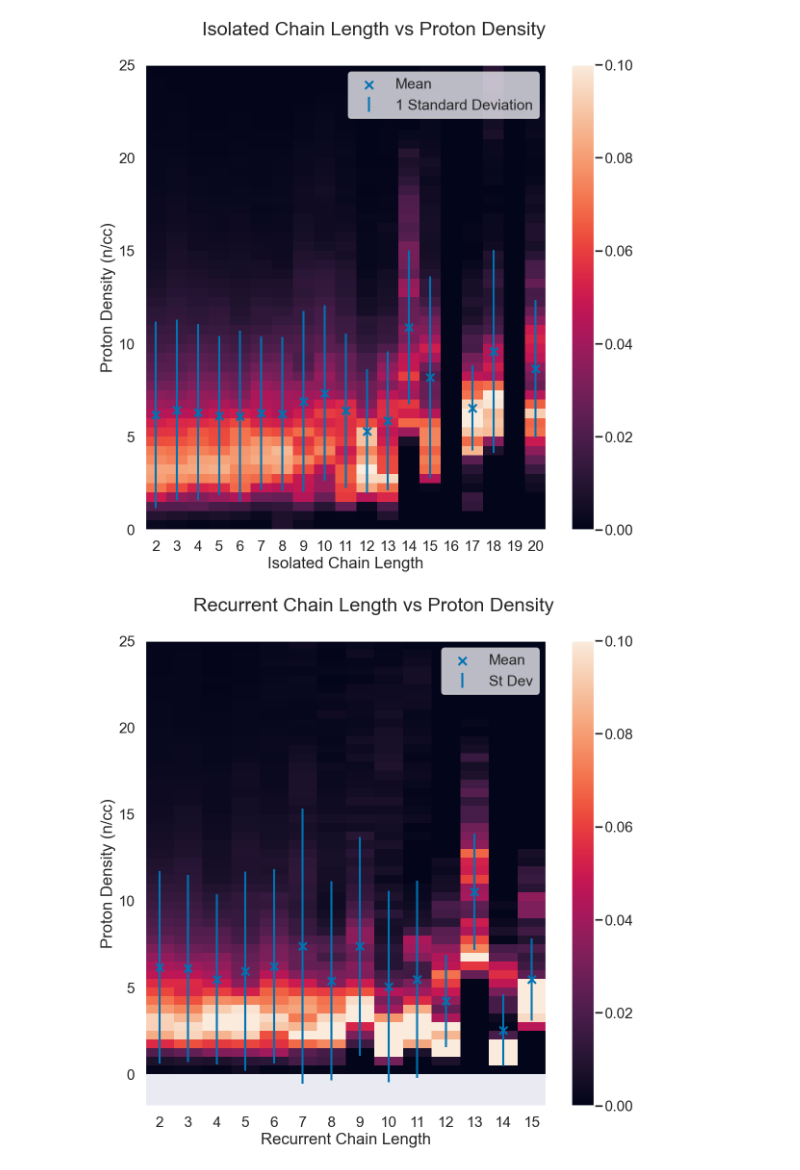
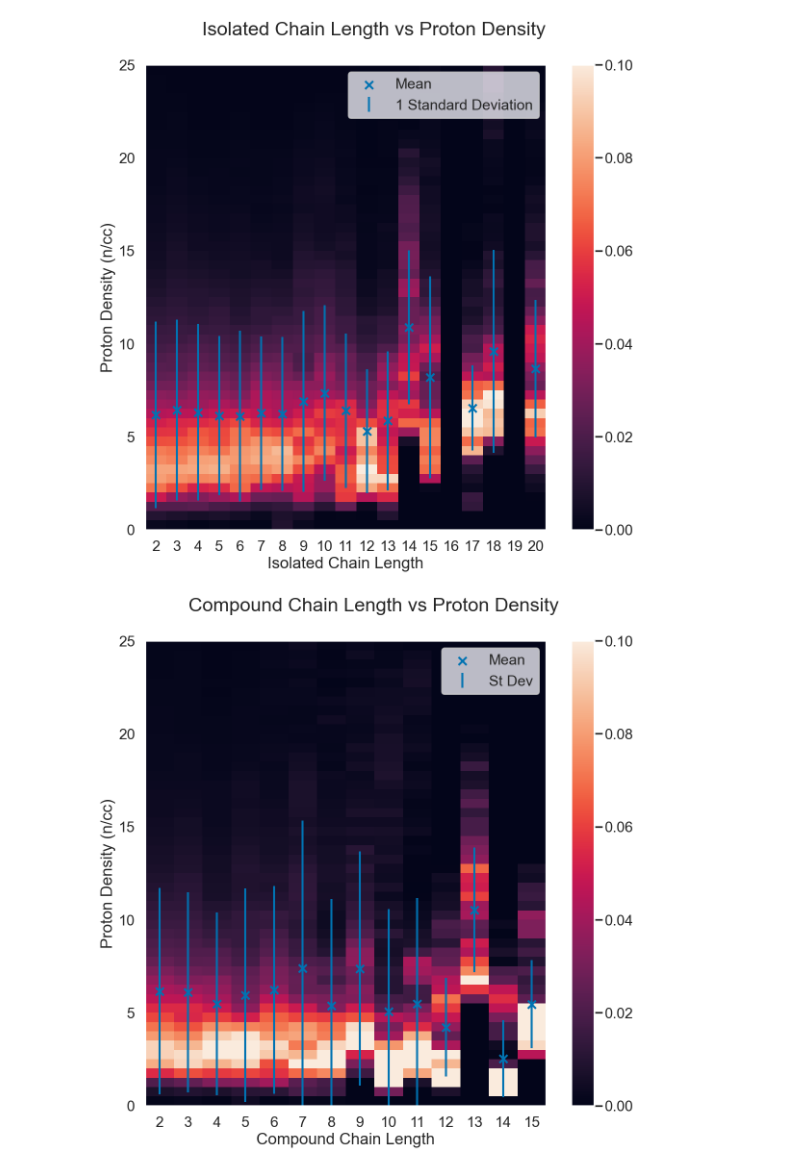
Before and after one commit to christianlao12/DP1_DP2_Project, a Jupyter notebook: substorm_type_statistics.ipynb, the cells around one changed output. Cells and saved outputs as stored; diff of their text form; code cells hidden in the pictures.

```diff
--- a/substorm_type_statistics.ipynb
+++ b/substorm_type_statistics.ipynb
@@ -288,10 +293,8 @@ def duration_hist(array):
     return df
 
 onsetlists = [sophie80onsetdf, gergnoflag, erernoflag]
-labels = ['SOPHIE EPT80 All', 'SOPHIE EPT80 Isolated','SOPHIE EPT80 Recurrent']
+labels = ['SOPHIE EPT80 All', 'SOPHIE EPT80 Isolated','SOPHIE EPT80 Compound']
 onsetnumbers = [len(i) for i in onsetlists]
-onsetnumbers[1] += len(firstgerg)
-onsetnumbers[2] += len(firster)
 means = [np.mean(i['Duration'])/pd.Timedelta(1,'m') for i in onsetlists]
 stdevs = [np.std(i['Duration'])/pd.Timedelta(1,'m') for i in onsetlists]
 medians = [np.median(i['Duration'])/pd.Timedelta(1,'m') for i in onsetlists]
@@ -322,10 +327,8 @@ def mlat_hist(array):
     return df
 
 onsetlists = [sophie80onsetdf, gergnoflag, erernoflag]
-labels = ['SOPHIE EPT80 All', 'SOPHIE EPT80 Isolated','SOPHIE EPT80 Recurrent']
+labels = ['SOPHIE EPT80 All', 'SOPHIE EPT80 Isolated','SOPHIE EPT80 Compound']
 onsetnumbers = [len(i) for i in onsetlists]
-onsetnumbers[1] += len(firstgerg)
-onsetnumbers[2] += len(firster)
 means = [np.mean(i['MLat']) for i in onsetlists]
 stdevs = [np.std(i['MLat']) for i in onsetlists]
 medians = [np.median(i['MLat']) for i in onsetlists]
@@ -358,10 +363,8 @@ def mlt_hist(array):
     return df
 
 onsetlists = [sophie80onsetdf, gergnoflag, erernoflag]
-labels = ['SOPHIE EPT80 All', 'SOPHIE EPT80 Isolated','SOPHIE EPT80 Recurrent']
+labels = ['SOPHIE EPT80 All', 'SOPHIE EPT80 Isolated','SOPHIE EPT80 Compound']
 onsetnumbers = [len(i) for i in onsetlists]
-onsetnumbers[1] += len(firstgerg)
-onsetnumbers[2] += len(firster)
 means = [np.mean(i['MLT']) for i in onsetlists]
 stdevs = [np.std(i['MLT']) for i in onsetlists]
 medians = [np.median(i['MLT']) for i in onsetlists]
@@ -716,7 +733,7 @@ for i in index_repeat:
     ax3.legend(loc='upper right')
     ax3.set_ylim(0,50)
 
-    fig.suptitle('Recurrent Substorm repeat of length {}'.format(len_repeat),y=1)
+    fig.suptitle('Compound Substorm repeat of length {}'.format(len_repeat),y=1)
 
     plt.tight_layout(pad=1)
 # %% [markdown]
@@ -1469,7 +1498,7 @@ fig.tight_layout(pad=1)
 # %% [output]
 [figure]
 # %%
-# Recurrent chain lengths vs Proton Density
+# Compound chain lengths vs Proton Density
 x = np.where(sophie80onsetdf['ERER']==1)[0]
 y = np.where(sophie80onsetdf['Flag']==0)[0]
 indices_onsets =np.intersect1d(x,y)
@@ -1511,34 +1540,34 @@ for i in range(len(x)):
             tend = onsetslice['Date_UTC'][onsetslice.index[-1]]+onsetslice['Duration'][onsetslice.index[-1]]
 
             valueloop.append(omnidf[omnidf['Date_UTC'].between(tstart,tend)]['proton_density'].values)
             # print('Yay! {} done!'.format(np.where(index_repeat==j)[0][0]))
 
         valueloop = np.concatenate(valueloop).ravel()
         valueloophist = np.histogram(valueloop,bins=y_edges)[0]
         valueloophist = valueloophist/np.sum(valueloophist)
         valueloopmean = np.nanmean(valueloop)
         valueloopstd = np.nanstd(valueloop)
 
         valuehist.append(valueloophist)
         valuemean.append(valueloopmean)
         valuestd.append(valueloopstd)
 
 
 fig, ax = plt.subplots(figsize=(12,12))
 values = np.array(valuehist)
 
 X,Y = np.meshgrid(x_edges,y_edges)
 plot = ax.pcolormesh(X, Y, values.T,cmap=sns.color_palette("rocket",as_cmap=True),vmax=0.1)
-ax.set_xlabel("Recurrent Chain Length")
+ax.set_xlabel("Compound Chain Length")
 ax.set_ylabel("Proton Density (n/cc)")
-ax.set_xlim(0,25)
+ax.set_ylim(0,25)
 plt.colorbar(plot, ax=ax)
 ax.xaxis.set_major_locator(ticker.MultipleLocator(1))
 ax.yaxis.set_major_locator(ticker.MultipleLocator(5))
 ax.scatter(x,valuemean,label='Mean',marker='x')
 ax.errorbar(x,valuemean,yerr=valuestd,label='St Dev',ls='None',marker='')
 ax.legend(loc='upper right')
-fig.suptitle('Recurrent Chain Length vs Proton Density')
+fig.suptitle('Compound Chain Length vs Proton Density')
 fig.tight_layout(pad=1)
 # %% [output]
-[figure, old version]
+[figure, new version]
```
Also changed, not shown: parts of 21 cells of this notebook.
